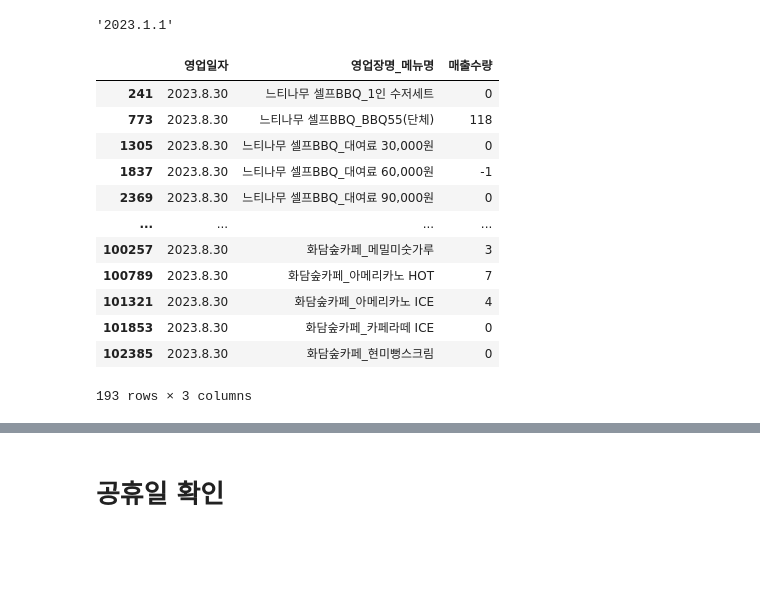
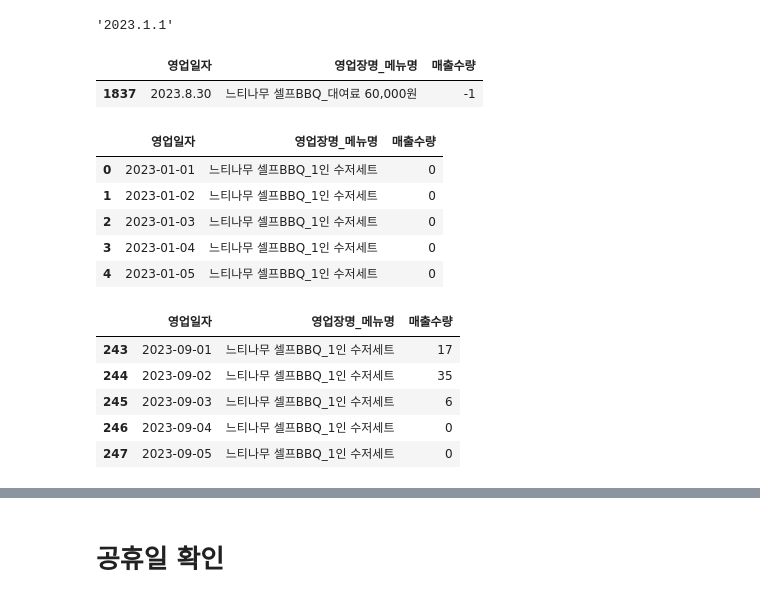
Before and after one commit to cksleigen/lg-aimers-demand-forecasting, a Jupyter notebook: EDA.ipynb, the cells around one changed output, grey strips where cells are left out. Drawn from its saved outputs; the diff is of its cells as text; code cells hidden in the pictures; blank space fills up the shorter version.

```diff
--- a/EDA.ipynb
+++ b/EDA.ipynb
@@ -52,18 +54,29 @@ df['영업일자'][0]
 # %% [output]
 '2023.1.1'
 # %%
-df[df['영업일자'] == '2023.8.30']
+df[df['영업일자'] == '2023.8.30'][df['영업장명_메뉴명'] == '느티나무 셀프BBQ_대여료 60,000원']
 # %% [output]
 |  | 영업일자 | 영업장명_메뉴명 | 매출수량 |
-| 241 | 2023.8.30 | 느티나무 셀프BBQ_1인 수저세트 | 0 |
-| 773 | 2023.8.30 | 느티나무 셀프BBQ_BBQ55(단체) | 118 |
-| 1305 | 2023.8.30 | 느티나무 셀프BBQ_대여료 30,000원 | 0 |
 | 1837 | 2023.8.30 | 느티나무 셀프BBQ_대여료 60,000원 | -1 |
-| 2369 | 2023.8.30 | 느티나무 셀프BBQ_대여료 90,000원 | 0 |
-| ... | ... | ... | ... |
-| 100257 | 2023.8.30 | 화담숲카페_메밀미숫가루 | 3 |
-| 100789 | 2023.8.30 | 화담숲카페_아메리카노 HOT | 7 |
-| 101321 | 2023.8.30 | 화담숲카페_아메리카노 ICE | 4 |
-| 101853 | 2023.8.30 | 화담숲카페_카페라떼 ICE | 0 |
-| 102385 | 2023.8.30 | 화담숲카페_현미뻥스크림 | 0 |
-193 rows × 3 columns
+# %%
+df['영업일자'] = pd.to_datetime(df['영업일자'])
+display(df.head())
+# %% [output]
+|  | 영업일자 | 영업장명_메뉴명 | 매출수량 |
+| 0 | 2023-01-01 | 느티나무 셀프BBQ_1인 수저세트 | 0 |
+| 1 | 2023-01-02 | 느티나무 셀프BBQ_1인 수저세트 | 0 |
+| 2 | 2023-01-03 | 느티나무 셀프BBQ_1인 수저세트 | 0 |
+| 3 | 2023-01-04 | 느티나무 셀프BBQ_1인 수저세트 | 0 |
+| 4 | 2023-01-05 | 느티나무 셀프BBQ_1인 수저세트 | 0 |
+# %%
+start_date = '2023-09-01'
+end_date = '2023-09-20'
+date_filtered_df = df[(df['영업일자'] >= start_date) & (df['영업일자'] <= end_date)]
+display(date_filtered_df.head())
+# %% [output]
+|  | 영업일자 | 영업장명_메뉴명 | 매출수량 |
+| 243 | 2023-09-01 | 느티나무 셀프BBQ_1인 수저세트 | 17 |
+| 244 | 2023-09-02 | 느티나무 셀프BBQ_1인 수저세트 | 35 |
+| 245 | 2023-09-03 | 느티나무 셀프BBQ_1인 수저세트 | 6 |
+| 246 | 2023-09-04 | 느티나무 셀프BBQ_1인 수저세트 | 0 |
+| 247 | 2023-09-05 | 느티나무 셀프BBQ_1인 수저세트 | 0 |
```
Also changed, not shown: parts of 25 cells of this notebook.
